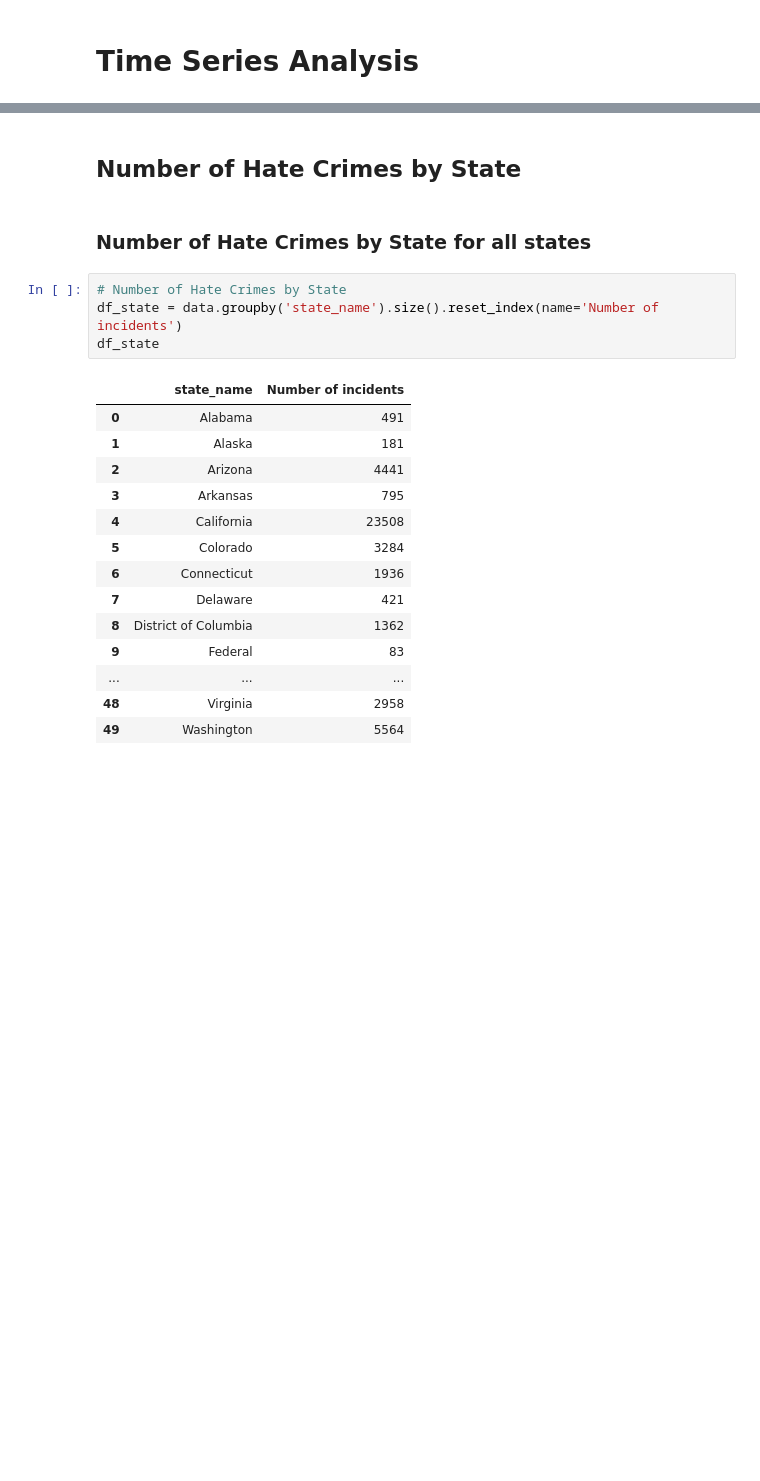
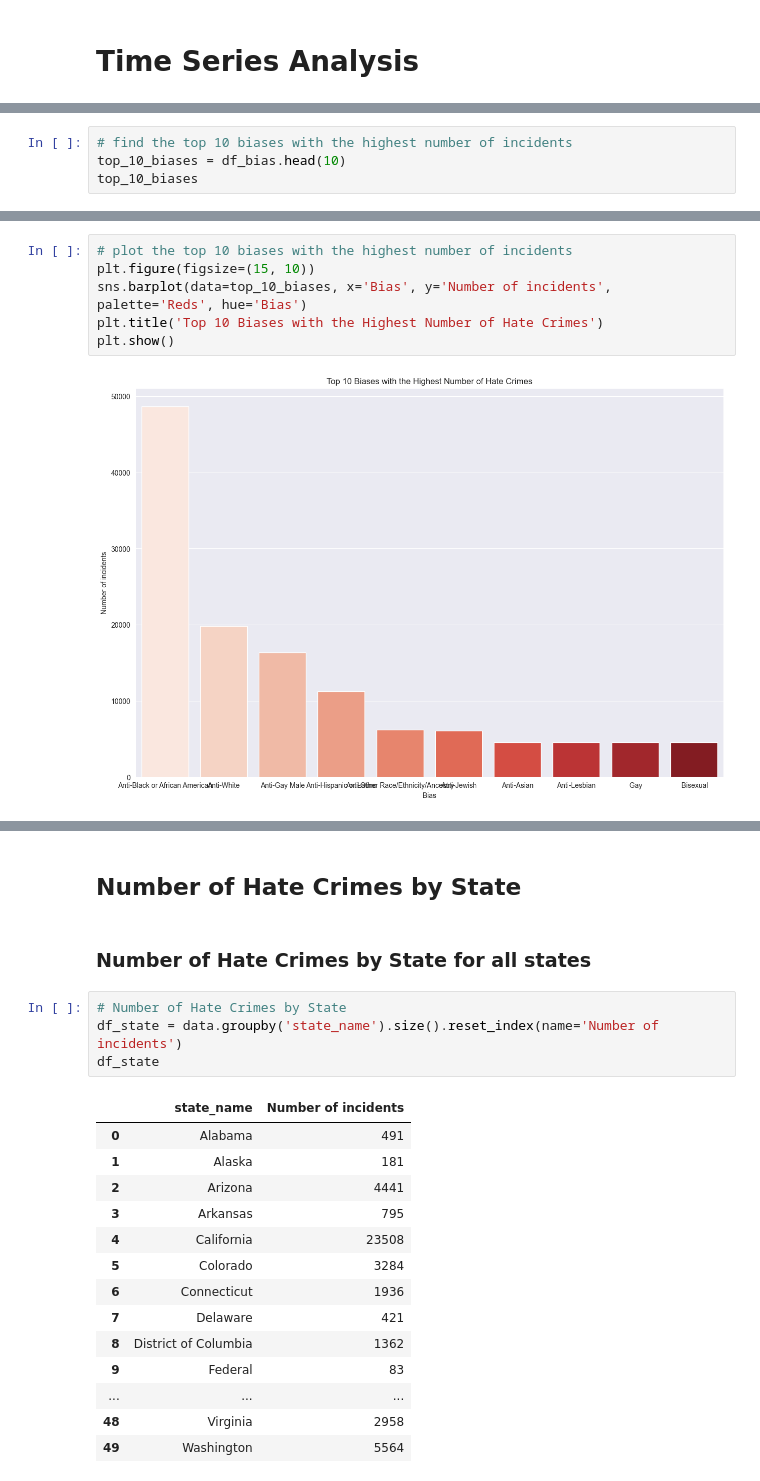
Before and after one commit to UWI-Zess/COMP6940-Project, a Jupyter notebook: models/forecasting_model.ipynb, the cells around one changed output, grey strips where cells are left out. Saved outputs shown, nothing was run; the diff lists cells and outputs as text; blank space fills up the shorter version.

```diff
--- a/models/forecasting_model.ipynb
+++ b/models/forecasting_model.ipynb
@@ -65,0 +123,4 @@ data
+# %%
+# find the top 10 biases with the highest number of incidents
+top_10_biases = df_bias.head(10)
+top_10_biases
@@ -65,0 +139,8 @@ data
+# %%
+# plot the top 10 biases with the highest number of incidents
+plt.figure(figsize=(15, 10))
+sns.barplot(data=top_10_biases, x='Bias', y='Number of incidents', palette='Reds', hue='Bias')
+plt.title('Top 10 Biases with the Highest Number of Hate Crimes')
+plt.show()
+# %% [output]
+[figure, added]
```
Also changed, not shown: parts of 17 cells of this notebook, 1 other file.
